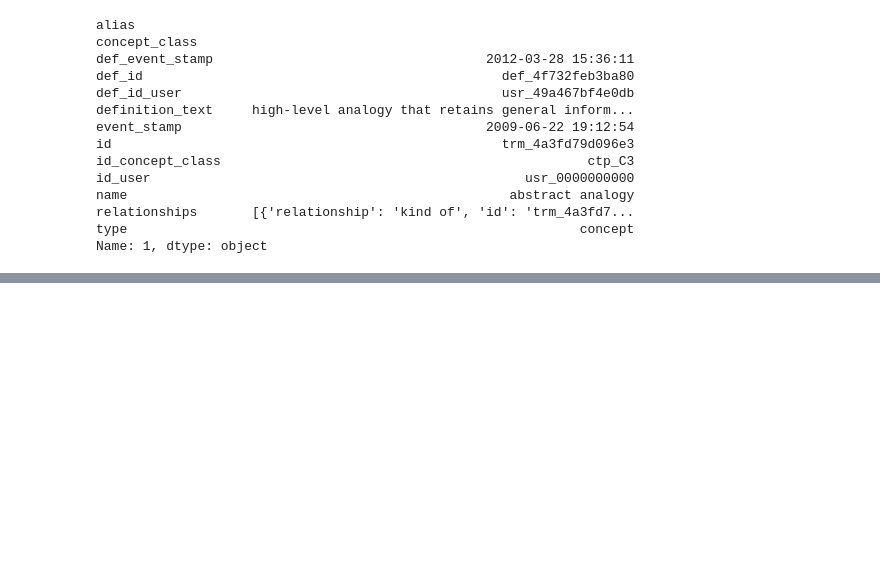
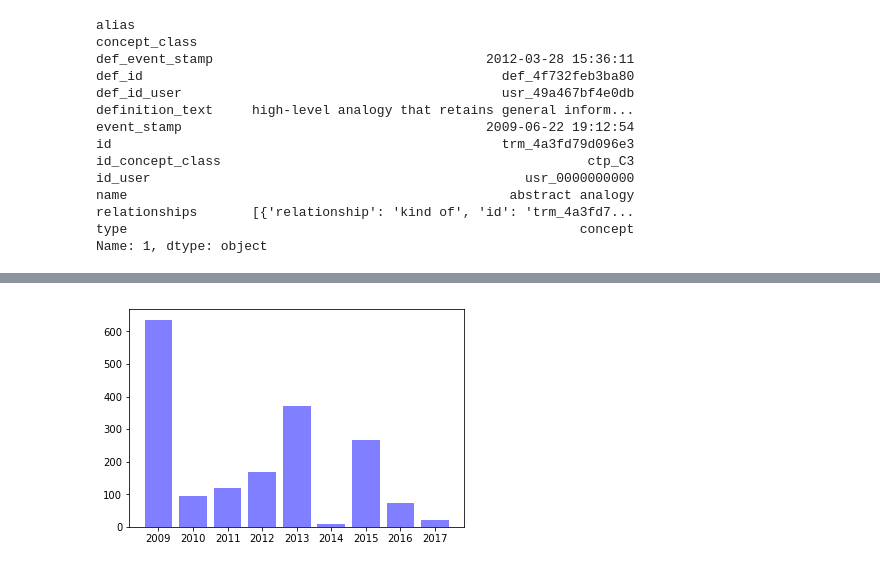
Before and after one commit to neurohackweek/DataDrivenCognitiveOntology, a Jupyter notebook: notebooks/CogAtlas_descriptives.ipynb, the cells around one changed output, grey strips where cells are left out. Cells and saved outputs as stored; diff of their text form; code cells hidden in the pictures; blank space fills up the shorter version.

```diff
--- a/notebooks/CogAtlas_descriptives.ipynb
+++ b/notebooks/CogAtlas_descriptives.ipynb
@@ -163,2 +221,18 @@ Name: 1, dtype: object
+# %%
+# well that was great, but now the years aren't in order?
+# jfc, it seems like there has to be an easier ways to rearrange
+# the columns in a bar plot than bringing in a new data structure?
+# but I don't know of one
+# so OrderedDicts here we go
+
+sorted_years = collections.OrderedDict(sorted(year_freqs.items(), key=lambda t: t[0]))
+
+
+plt.bar(range(len(sorted_years)), sorted_years.values(), align='center', facecolor = 'blue', alpha = 0.5)
+plt.xticks(range(len(sorted_years)), sorted_years.keys())
+
+plt.show()
+# %% [output]
+[figure, added]
 # %%
 # well, i feel like we've all learned a lot here today, kids. thanks for dropping by
```
Also changed, not shown: parts of 7 cells of this notebook.
